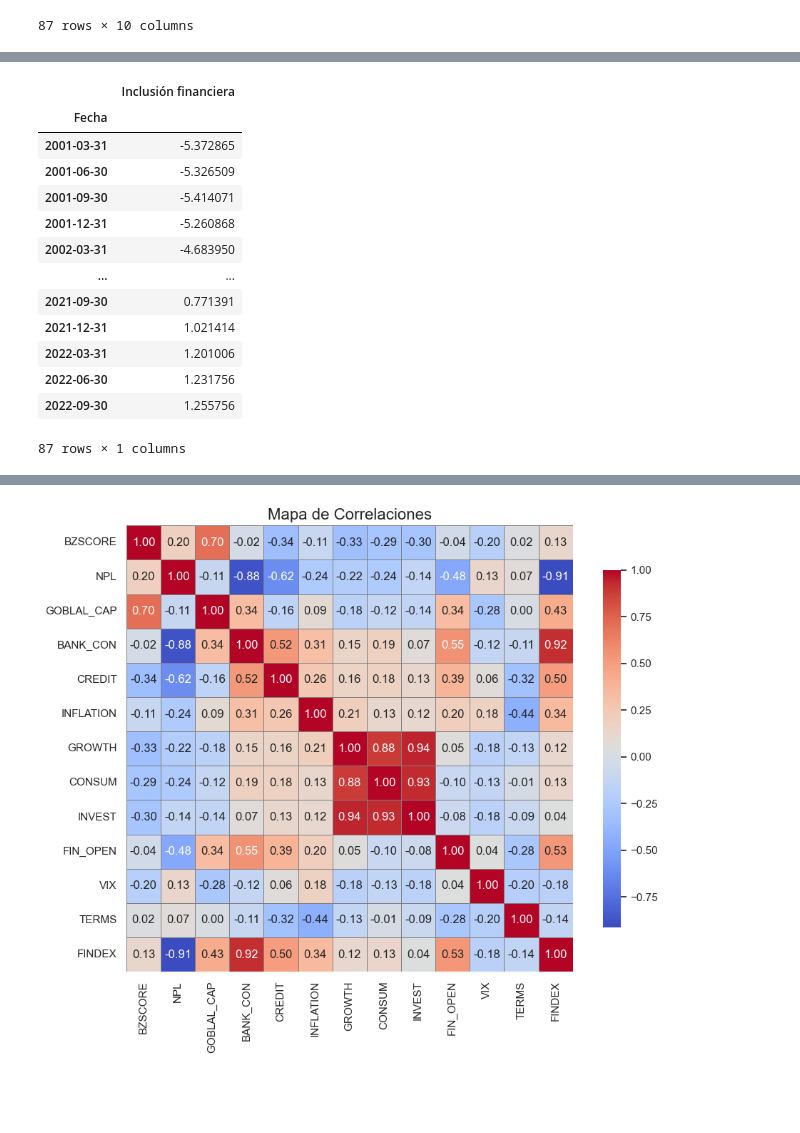
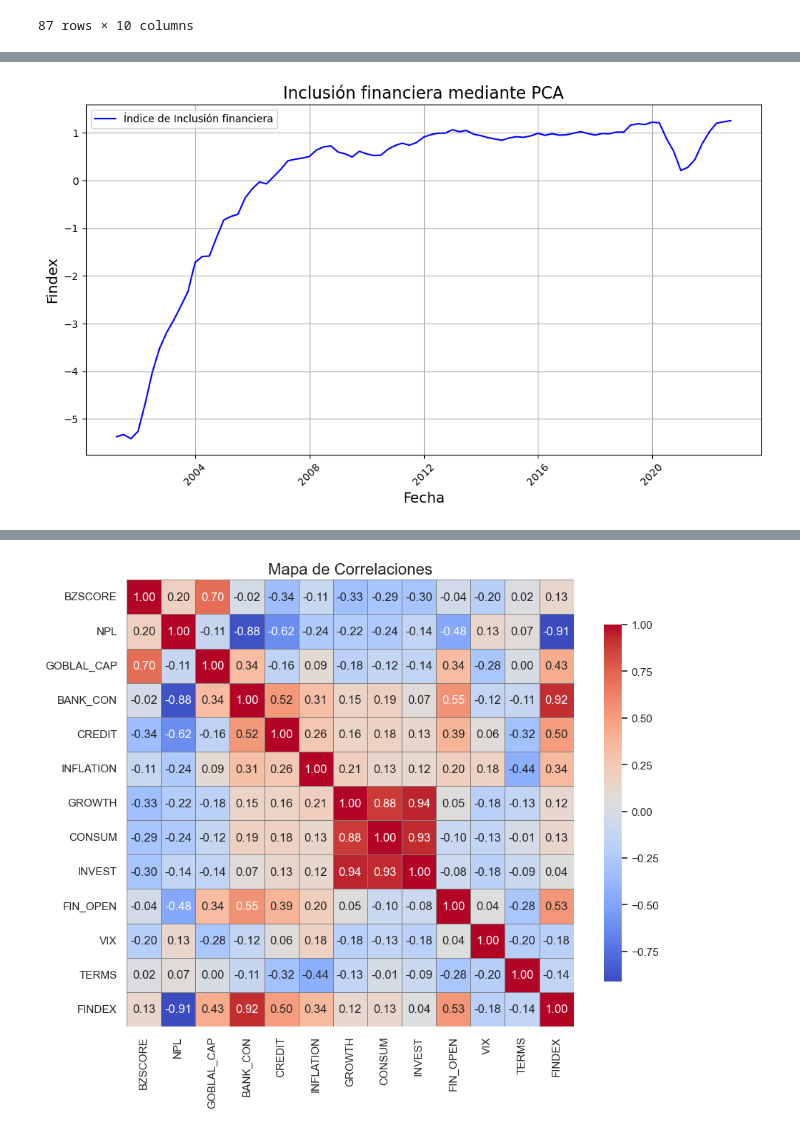
Before and after one commit to GabrielDelCarpio/Tesis-paper, a Jupyter notebook: Tesis data/PCA/PCA_python.ipynb, the cells around one changed output, grey strips where cells are left out. Cells and saved outputs as stored; diff of their text form; code cells hidden in the pictures; blank space fills up the shorter version.

```diff
--- a/Tesis data/PCA/PCA_python.ipynb
+++ b/Tesis data/PCA/PCA_python.ipynb
@@ -333,13 +218,17 @@ array([0.59971484, 0.31601113])
 # %%
-# Paso 1: Calcular el peso de cada componente en función de la varianza explicada
+# Calcular el peso de cada componente en función de la varianza explicada
 # Primero, multiplicamos cada componente por su varianza explicada
 weighted_coefficients = coefficients.T * explained_variance_ratio
 
-# Paso 2: Calcular la suma total de varianza explicada de los dos componentes
+# Segundo, calculamos la suma total de varianza explicada de los dos componentes
 total_explained_variance = np.sum(explained_variance_ratio)
 
-# Paso 3: Calcular los pesos relativos de cada variable
-# Cada peso es la proporción de la varianza explicada por cada componente
+# Tercero, hallamos los pesos relativos de cada variable. Cada peso es la proporción de la varianza explicada por cada componente
 weights = np.sum(weighted_coefficients, axis=1) / total_explained_variance
-weights
+print(weights)
+
+# Por último, construímos el índice ponderado
+index_ponderado = np.dot(normalized, weights)
+index_df = pd.DataFrame(index_ponderado, columns=["FINDEX"], index=normalized.index)
+print(index_df)
 # %% [output]
@@ -348,23 +252,22 @@ array([-0.30488586, -0.30926787, -0.31620937,  0.18472787,  0.31370904,
-# %%
-# Paso 4: Construir el índice ponderado
-# Multiplicamos cada variable en 'normalized' por su coeficiente ponderado y sumamos
-index_ponderado = np.dot(normalized, weights)
-
-# Paso 3: Convertir el índice a un DataFrame
-index_df = pd.DataFrame(index_ponderado, columns=["Inclusión financiera"], index=normalized.index)
-index_df
-# %% [output]
-|  | Inclusión financiera |
-| Fecha |  |
-| 2001-03-31 | -5.372865 |
-| 2001-06-30 | -5.326509 |
-| 2001-09-30 | -5.414071 |
-| 2001-12-31 | -5.260868 |
-| 2002-03-31 | -4.683950 |
-| ... | ... |
-| 2021-09-30 | 0.771391 |
-| 2021-12-31 | 1.021414 |
-| 2022-03-31 | 1.201006 |
-| 2022-06-30 | 1.231756 |
-| 2022-09-30 | 1.255756 |
-87 rows × 1 columns
+# %%
+# Graficar el índice
+plt.figure(figsize=(10, 6))
+plt.plot(index_df.index, index_df['FINDEX'], color='blue', label='Índice de Inclusión financiera')
+
+# Añadir título y etiquetas
+plt.title('Inclusión financiera mediante PCA', fontsize=16)
+plt.xlabel('Fecha', fontsize=14)
+plt.ylabel('Findex', fontsize=14)
+
+# Mejorar el formato de las fechas en el eje x
+plt.xticks(rotation=45)
+plt.grid(True)
+
+# Mostrar la leyenda
+plt.legend()
+
+# Mostrar el gráfico
+plt.tight_layout()
+plt.show()
+# %% [output]
+[figure, added]
```
Also changed, not shown: parts of 29 cells of this notebook, 32 other files.
